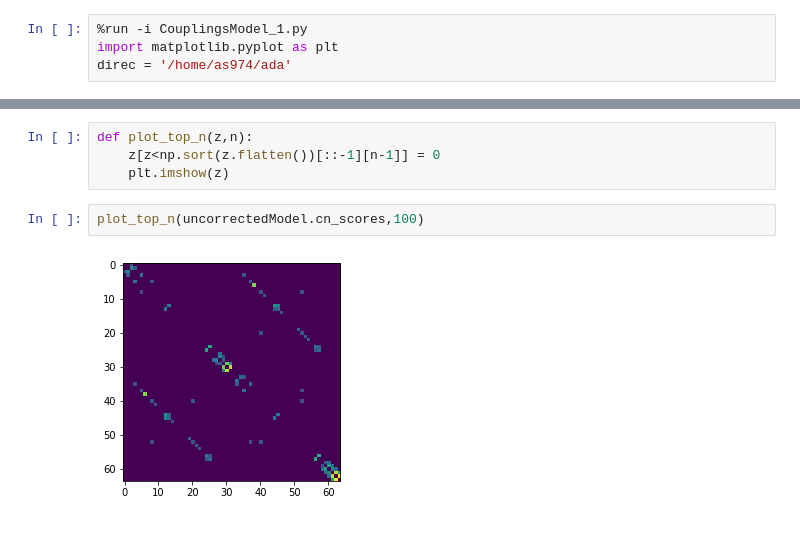
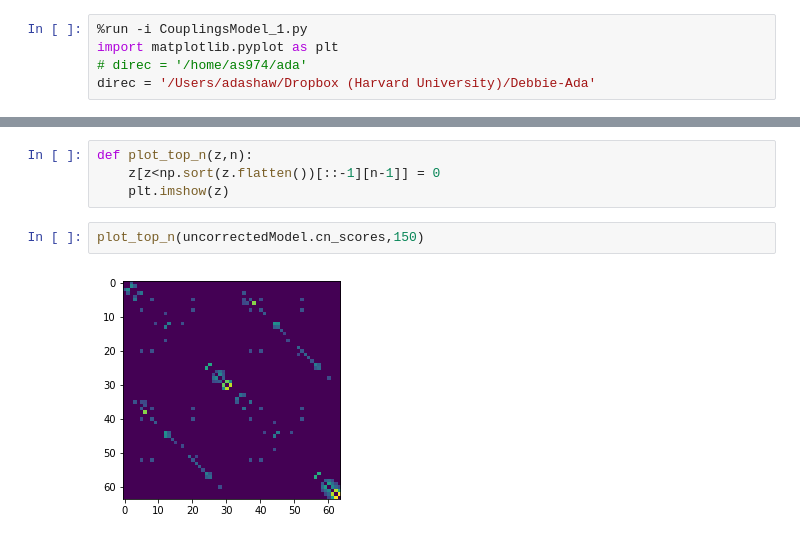
Before and after one commit to ayshaw/repeatsProject, a Jupyter notebook: pyCode/analyzing_output.ipynb, the cells around one changed output, grey strips where cells are left out. Drawn from its saved outputs; the diff is of its cells as text.

```diff
--- a/pyCode/analyzing_output.ipynb
+++ b/pyCode/analyzing_output.ipynb
@@ -1,5 +1,6 @@
 # %%
 %run -i CouplingsModel_1.py
 import matplotlib.pyplot as plt
-direc = '/home/as974/ada'
+# direc = '/home/as974/ada'
+direc = '/Users/adashaw/Dropbox (Harvard University)/Debbie-Ada'
 # %%
@@ -19,9 +21,9 @@ def plot_top_n(z,n):
     z[z<np.sort(z.flatten())[::-1][n-1]] = 0
     plt.imshow(z)
 # %%
-plot_top_n(uncorrectedModel.cn_scores,100)
+plot_top_n(uncorrectedModel.cn_scores,150)
 # %% [output]
-[figure, old version]
+[figure, new version]
 # %%
 plot_top_n(correctedModel.cn_scores,100)
 # %% [output]
```
Also changed, not shown: parts of 3 cells of this notebook, 11 other files.
